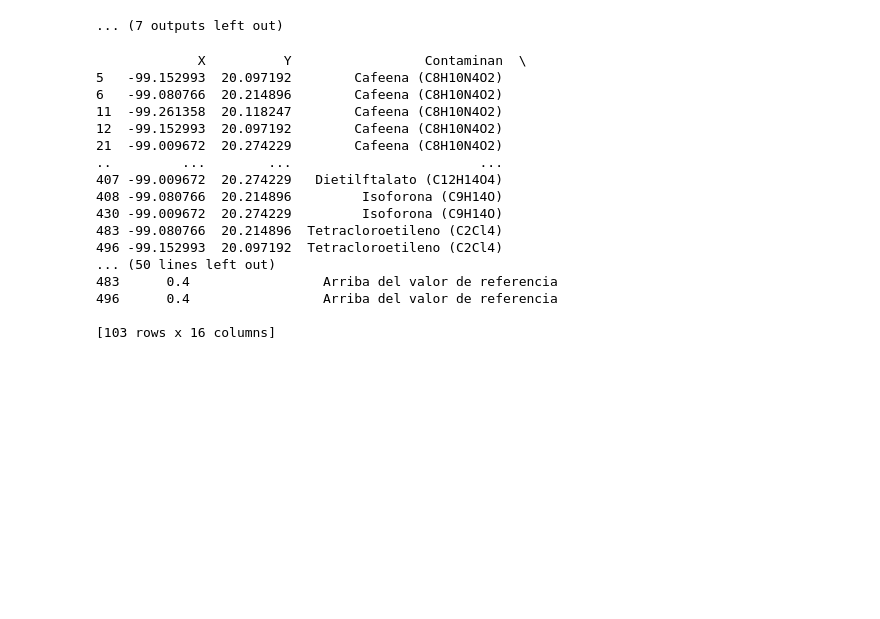
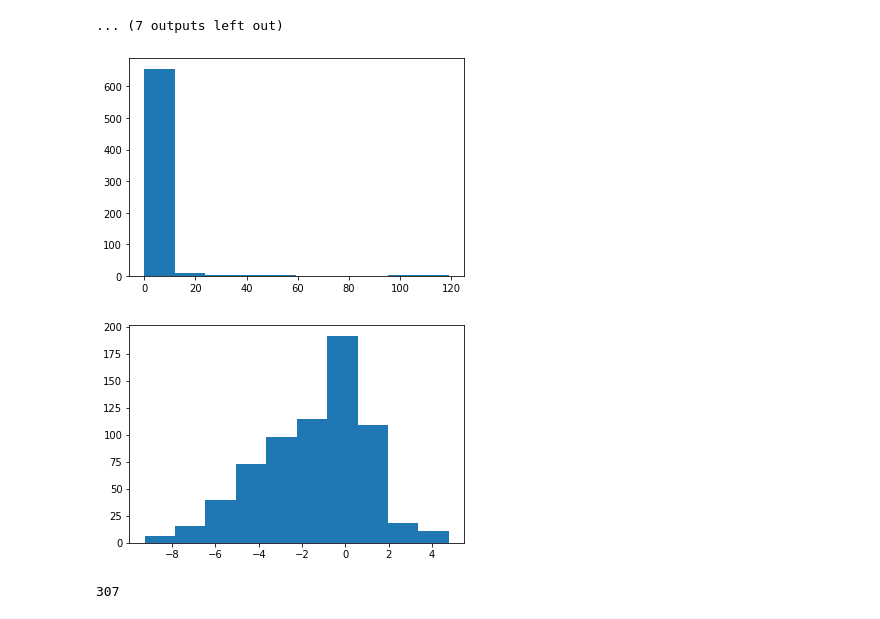
Before and after one commit to JairEsc/Fordecyt, a Jupyter notebook: Tipos_materiales_logaritmizacion_normalidad.ipynb, the cells around one changed output. Cells and saved outputs as stored; diff of their text form; code cells hidden in the pictures; blank space fills up the shorter version.

```diff
--- a/Tipos_materiales_logaritmizacion_normalidad.ipynb
+++ b/Tipos_materiales_logaritmizacion_normalidad.ipynb
@@ -6,6 +6,7 @@ import numpy as np
 import matplotlib.pyplot as plt
 # %%
 Data=pd.read_excel("BASE_REA.xlsx",)
+Data['ID']=np.arange(2,len(Data)+2)#Para que coincida.
 # %%
 Base=(Data[["CLASIFICAC", "C/VR"]])
 # %%
@@ -54,29 +56,16 @@ Para uno si sirve
 [figure]
 [figure]
 ... (7 outputs left out)
-# %%
-si_jalaron=[]
-for si_jala in jala:
-    si_jalaron.append(Data[Data['CLASIFICAC']==si_jala])
-result = pd.concat(si_jalaron)
-result['C/VR']=np.log(1+result['C/VR'])
-print(result)
-result.to_excel('pandas_to_excel.xlsx', sheet_name='new_sheet_name')
-# %% [output]
-             X          Y                 Contaminan  \
-5   -99.152993  20.097192        Cafeena (C8H10N4O2)
-6   -99.080766  20.214896        Cafeena (C8H10N4O2)
-11  -99.261358  20.118247        Cafeena (C8H10N4O2)
-12  -99.152993  20.097192        Cafeena (C8H10N4O2)
-21  -99.009672  20.274229        Cafeena (C8H10N4O2)
-..         ...        ...                        ...
-407 -99.009672  20.274229   Dietilftalato (C12H14O4)
-408 -99.080766  20.214896         Isoforona (C9H14O)
-430 -99.009672  20.274229         Isoforona (C9H14O)
-483 -99.080766  20.214896  Tetracloroetileno (C2Cl4)
-496 -99.152993  20.097192  Tetracloroetileno (C2Cl4)
-... (50 lines left out)
-483      0.4                 Arriba del valor de referencia
-496      0.4                 Arriba del valor de referencia
-
-[103 rows x 16 columns]
+# %%
+metales=Base[Base['CLASIFICAC']=='Metales pesados y compuestos organoestennicos']
+plt.hist(metales.loc[metales['C/VR'] <np.mean(metales['C/VR'])]['C/VR'])#98% de los datos
+plt.show()
+plt.hist(np.log(metales.loc[metales['C/VR'] <np.mean(metales['C/VR'])]['C/VR']))#Quitando datos
+plt.show()
+# %% [output]
+[figure, added]
+[figure, added]
+# %%
+np.sum()
+# %% [output]
+307
```
Also changed, not shown: parts of 3 cells of this notebook.
